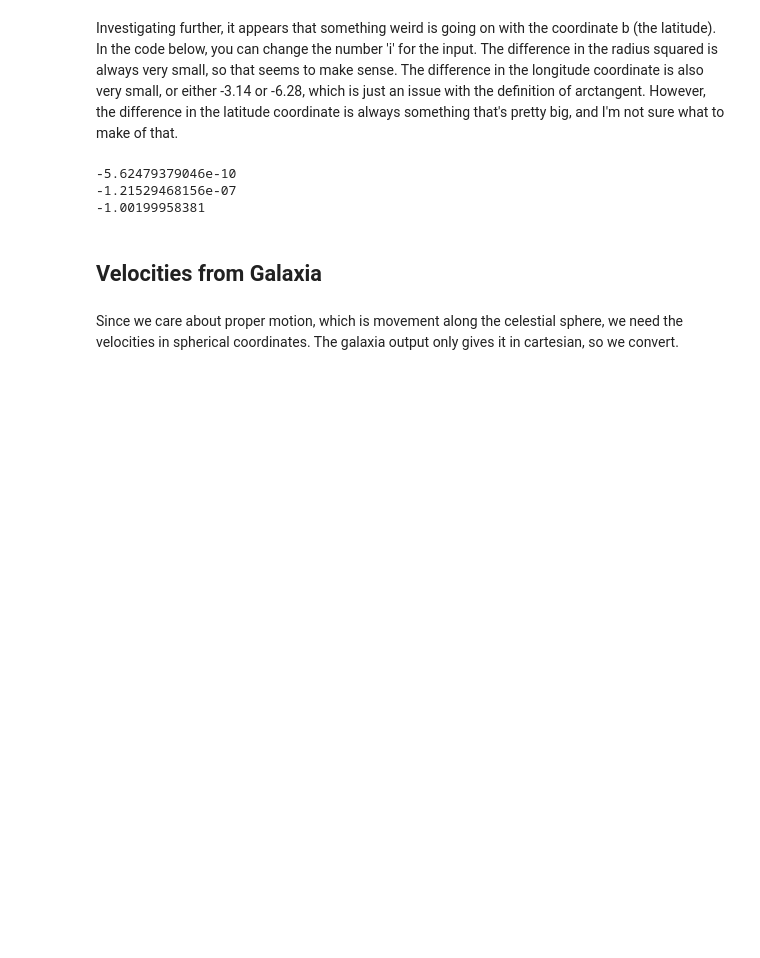
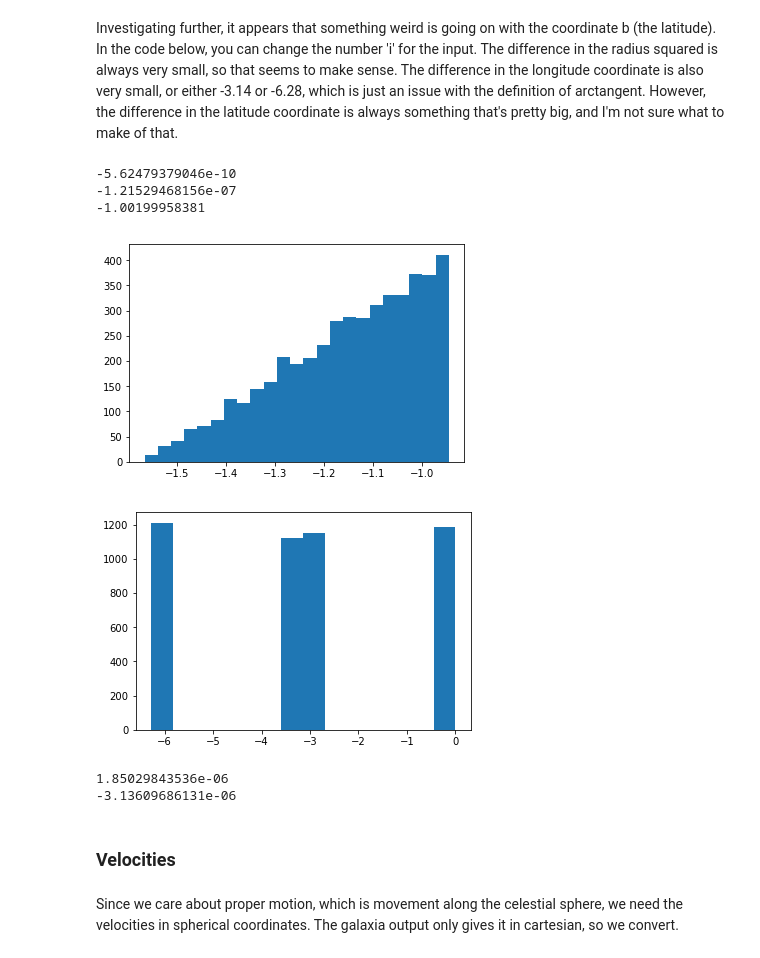
Before and after one commit to bluefatima/PandaRepo, a Jupyter notebook: galaxiaTest.ipynb, the cells around one changed output. Drawn from its saved outputs; the diff is of its cells as text; code cells hidden in the pictures; blank space fills up the shorter version.

```diff
--- a/galaxiaTest.ipynb
+++ b/galaxiaTest.ipynb
@@ -97,8 +99,34 @@ print(np.arccos(zcoord[i]/np.sqrt(xcoord[i]**2 + ycoord[i]**2 + zcoord[i]**2)) -
 -5.62479379046e-10
 -1.21529468156e-07
 -1.00199958381
+# %%
+latcoords1 = []
+for i in np.arange(len(xconv)):
+    latcoords1.append(np.arccos(zcoord[i]/np.sqrt(xcoord[i]**2 + ycoord[i]**2 + zcoord[i]**2)) - bcoord[i])
+
+plt.hist(latcoords1, bins='auto')
+plt.show()
+
+longcoords1 = []
+for i in np.arange(len(xconv)):
+    longcoords1.append(np.arctan(ycoord[i]/xcoord[i]) - lcoord[i])
+
+plt.hist(longcoords1, bins='auto')
+plt.show()
+
+radcoords1 = []
+for i in np.arange(len(xconv)):
+    radcoords1.append(xcoord[i]**2 + ycoord[i]**2 + zcoord[i]**2 - rcoord[i]**2)
+
+print(max(radcoords1))
+print(min(radcoords1))
+# %% [output]
+[figure, added]
+[figure, added]
+1.85029843536e-06
+-3.13609686131e-06
 # %% [markdown]
-## Velocities from Galaxia
+### Velocities
 # %% [markdown]
 Since we care about proper motion, which is movement along the celestial sphere, we need the velocities in spherical coordinates. The galaxia output only gives it in cartesian, so we convert.
 # %%
```
Also changed, not shown: parts of 25 cells of this notebook.
